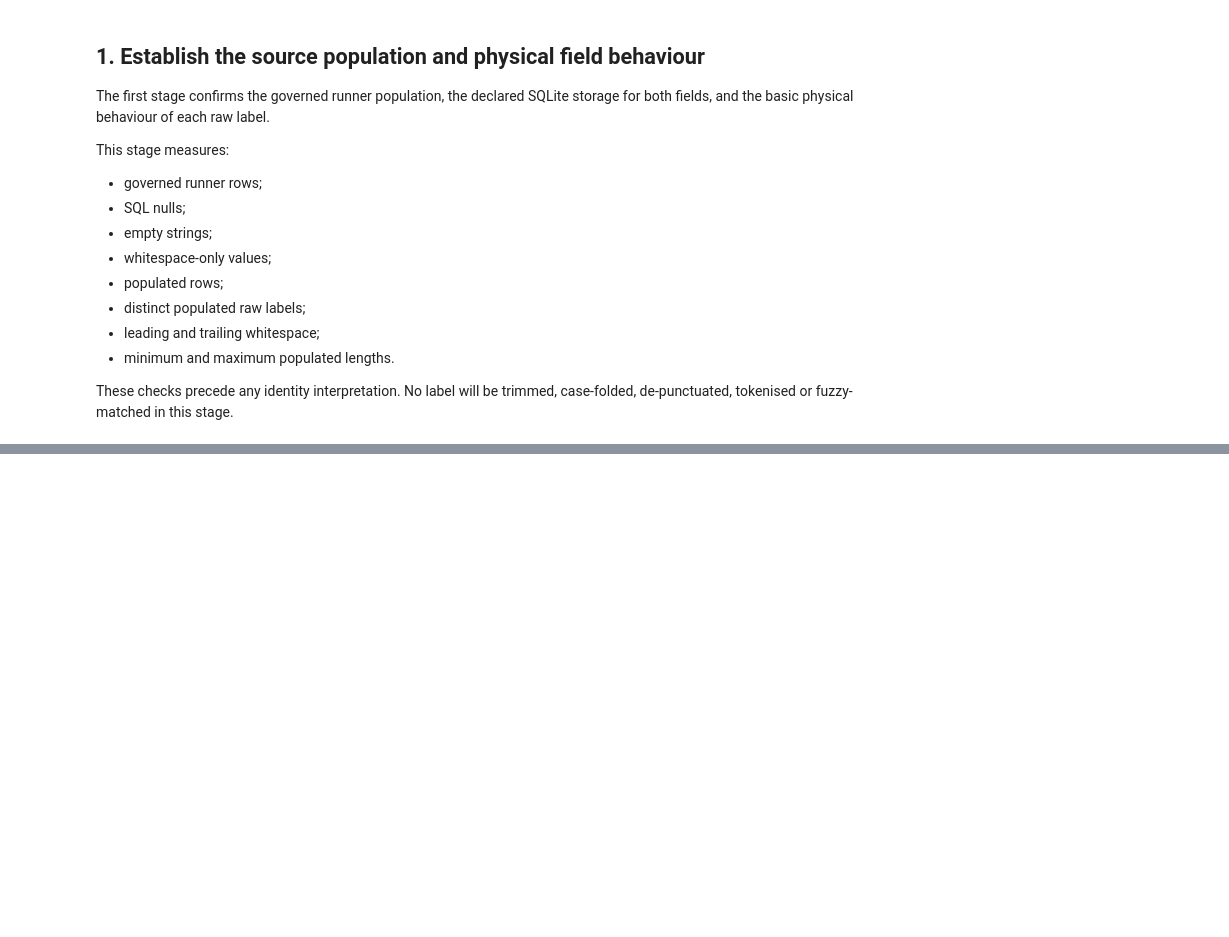
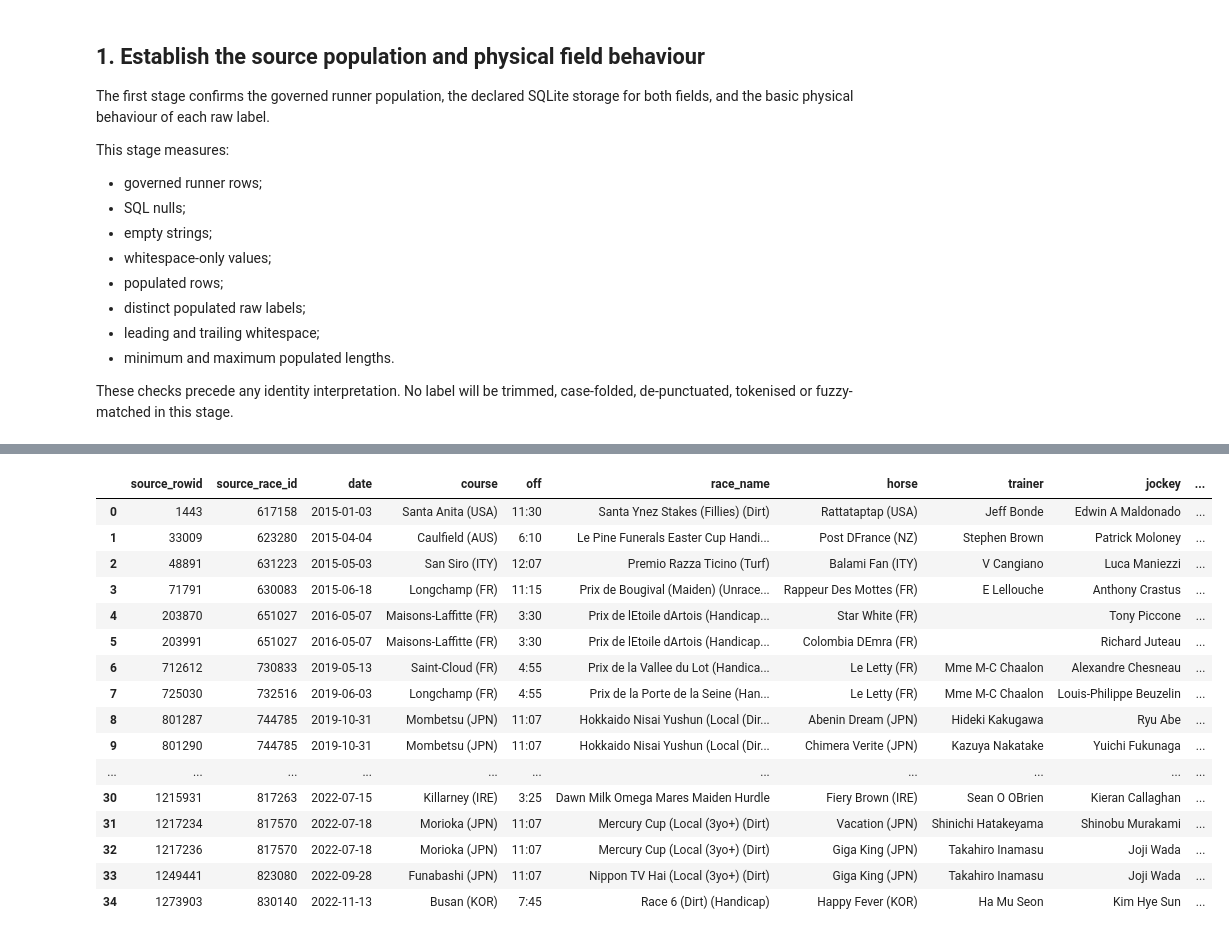
Before and after one commit to rjmac22/inside-rails-horse-racing, a Jupyter notebook: notebooks/22_jockey_and_trainer_identity.ipynb, the cells around one changed output, grey strips where cells are left out. Drawn from its saved outputs; the diff is of its cells as text; code cells hidden in the pictures; blank space fills up the shorter version.

```diff
--- a/notebooks/22_jockey_and_trainer_identity.ipynb
+++ b/notebooks/22_jockey_and_trainer_identity.ipynb
@@ -185,0 +6506,69 @@ The next analytical cell must follow from the observed output.
+# %%
+# Inspect every governed source row with a blank owner label.
+
+blank_owner_rows = pd.read_sql_query(
+    f"""
+    SELECT
+        rowid AS source_rowid,
+        race_id AS source_race_id,
+        date,
+        course,
+        off,
+        race_name,
+        horse,
+        trainer,
+        jockey,
+        owner AS raw_owner_label
+    FROM data
+    WHERE {DATA_ROW_PREDICATE}
+      AND owner IS NOT NULL
+      AND TRIM(owner) = ''
+    ORDER BY
+        date,
+        course,
+        off,
+        source_rowid
+    """,
+    connection,
+)
+
+assert len(blank_owner_rows) == 35
+
+assert blank_owner_rows[
+    "source_rowid"
+].is_unique
+
+assert blank_owner_rows[
+    "raw_owner_label"
+].eq("").all()
+
+blank_owner_summary = pd.DataFrame(
+    [
+        {
+            "blank_owner_rows": len(
+                blank_owner_rows
+            ),
+            "distinct_races": int(
+                blank_owner_rows[
+                    "source_race_id"
+                ].nunique()
+            ),
+            "distinct_horses": int(
+                blank_owner_rows[
+                    "horse"
+                ].nunique()
+            ),
+            "first_date": blank_owner_rows[
+                "date"
+            ].min(),
+            "last_date": blank_owner_rows[
+                "date"
+            ].max(),
+        }
+    ]
+)
+
+display(blank_owner_summary)
+
+display(blank_owner_rows)
+# %% [output]
@@ -185,0 +6577,17 @@ The next analytical cell must follow from the observed output.
+|  | source_rowid | source_race_id | date | course | off | race_name | horse | trainer | jockey | ... |
+| 0 | 1443 | 617158 | 2015-01-03 | Santa Anita (USA) | 11:30 | Santa Ynez Stakes (Fillies) (Dirt) | Rattataptap (USA) | Jeff Bonde | Edwin A Maldonado | ... |
+| 1 | 33009 | 623280 | 2015-04-04 | Caulfield (AUS) | 6:10 | Le Pine Funerals Easter Cup Handi... | Post DFrance (NZ) | Stephen Brown | Patrick Moloney | ... |
+| 2 | 48891 | 631223 | 2015-05-03 | San Siro (ITY) | 12:07 | Premio Razza Ticino (Turf) | Balami Fan (ITY) | V Cangiano | Luca Maniezzi | ... |
+| 3 | 71791 | 630083 | 2015-06-18 | Longchamp (FR) | 11:15 | Prix de Bougival (Maiden) (Unrace... | Rappeur Des Mottes (FR) | E Lellouche | Anthony Crastus | ... |
+| 4 | 203870 | 651027 | 2016-05-07 | Maisons-Laffitte (FR) | 3:30 | Prix de lEtoile dArtois (Handicap... | Star White (FR) |  | Tony Piccone | ... |
+| 5 | 203991 | 651027 | 2016-05-07 | Maisons-Laffitte (FR) | 3:30 | Prix de lEtoile dArtois (Handicap... | Colombia DEmra (FR) |  | Richard Juteau | ... |
+| 6 | 712612 | 730833 | 2019-05-13 | Saint-Cloud (FR) | 4:55 | Prix de la Vallee du Lot (Handica... | Le Letty (FR) | Mme M-C Chaalon | Alexandre Chesneau | ... |
+| 7 | 725030 | 732516 | 2019-06-03 | Longchamp (FR) | 4:55 | Prix de la Porte de la Seine (Han... | Le Letty (FR) | Mme M-C Chaalon | Louis-Philippe Beuzelin | ... |
+| 8 | 801287 | 744785 | 2019-10-31 | Mombetsu (JPN) | 11:07 | Hokkaido Nisai Yushun (Local (Dir... | Abenin Dream (JPN) | Hideki Kakugawa | Ryu Abe | ... |
+| 9 | 801290 | 744785 | 2019-10-31 | Mombetsu (JPN) | 11:07 | Hokkaido Nisai Yushun (Local (Dir... | Chimera Verite (JPN) | Kazuya Nakatake | Yuichi Fukunaga | ... |
+| ... | ... | ... | ... | ... | ... | ... | ... | ... | ... | ... |
+| 30 | 1215931 | 817263 | 2022-07-15 | Killarney (IRE) | 3:25 | Dawn Milk Omega Mares Maiden Hurdle | Fiery Brown (IRE) | Sean O OBrien | Kieran Callaghan | ... |
+| 31 | 1217234 | 817570 | 2022-07-18 | Morioka (JPN) | 11:07 | Mercury Cup (Local (3yo+) (Dirt) | Vacation (JPN) | Shinichi Hatakeyama | Shinobu Murakami | ... |
+| 32 | 1217236 | 817570 | 2022-07-18 | Morioka (JPN) | 11:07 | Mercury Cup (Local (3yo+) (Dirt) | Giga King (JPN) | Takahiro Inamasu | Joji Wada | ... |
+| 33 | 1249441 | 823080 | 2022-09-28 | Funabashi (JPN) | 11:07 | Nippon TV Hai (Local (3yo+) (Dirt) | Giga King (JPN) | Takahiro Inamasu | Joji Wada | ... |
+| 34 | 1273903 | 830140 | 2022-11-13 | Busan (KOR) | 7:45 | Race 6 (Dirt) (Handicap) | Happy Fever (KOR) | Ha Mu Seon | Kim Hye Sun | ... |
```
Also changed, not shown: parts of 78 cells of this notebook.
